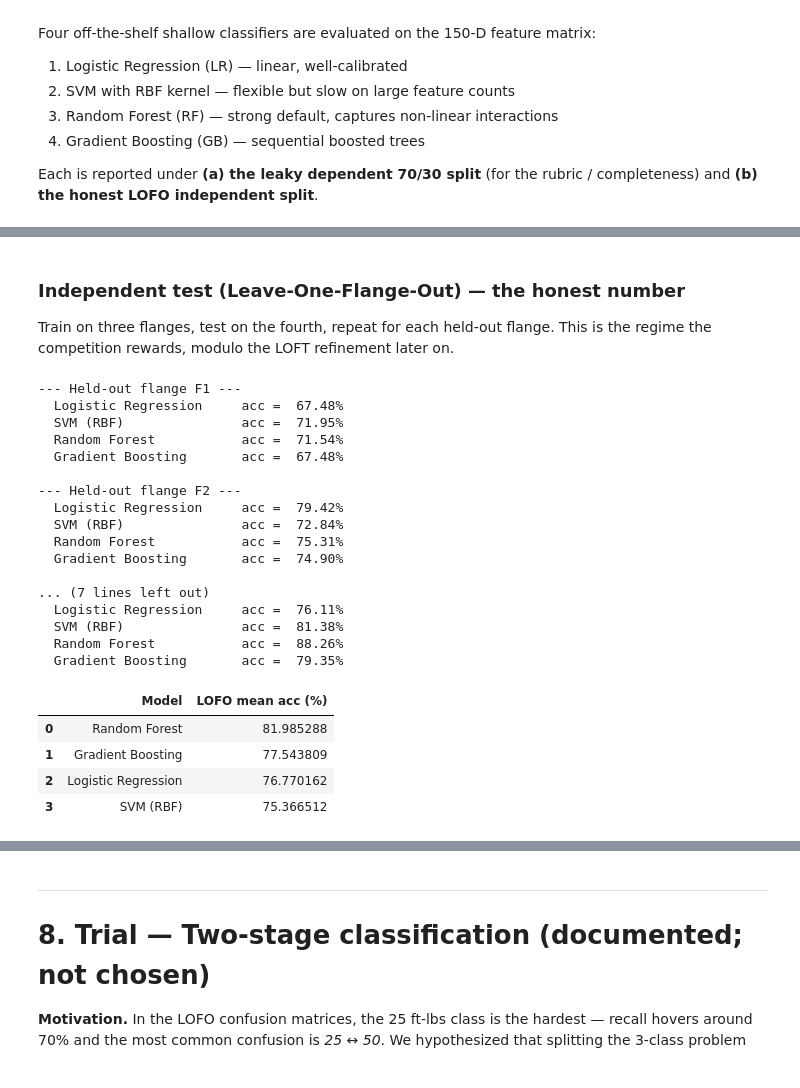
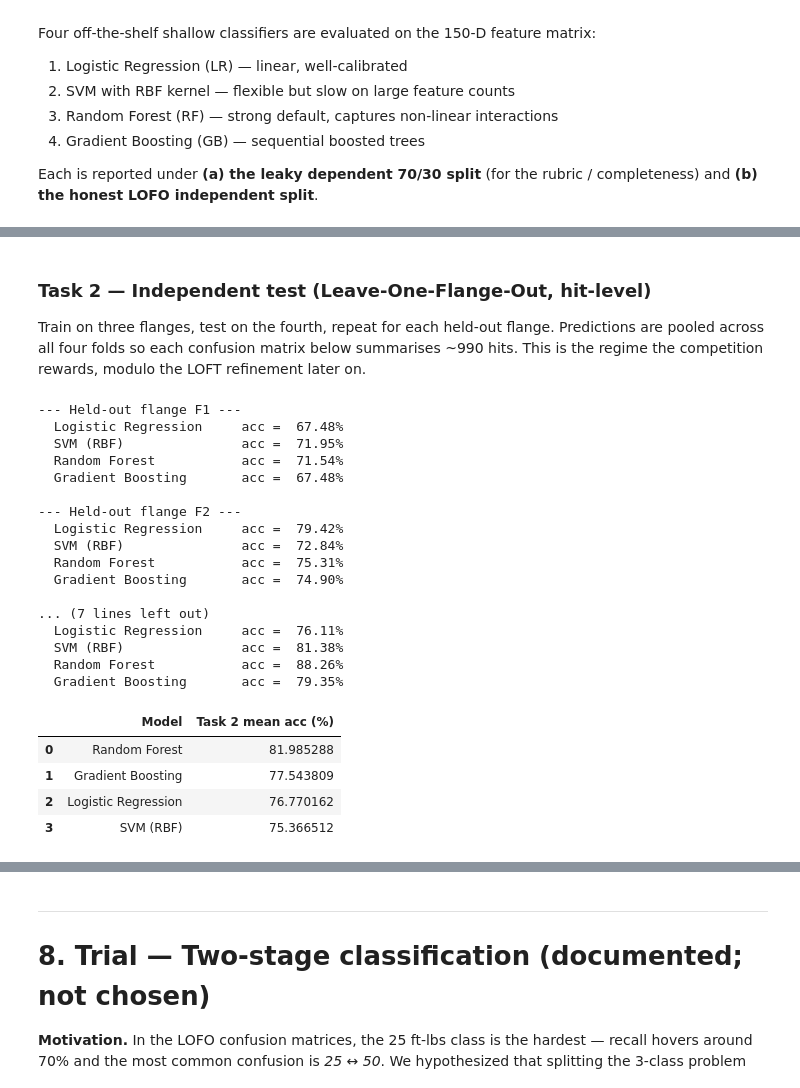
Before and after one commit to MedAmineAlouani/FinalProjectML, a Jupyter notebook: Final_Project_ML_Submission.ipynb, the cells around one changed output, grey strips where cells are left out. Cells and saved outputs as stored; diff of their text form; code cells hidden in the pictures.

```diff
--- a/Final_Project_ML_Submission.ipynb
+++ b/Final_Project_ML_Submission.ipynb
@@ -716,17 +745,20 @@ X_train_dep, X_test_dep, y_train_dep, y_test_dep = train_test_split(
     random_state=RANDOM_STATE, stratify=y_labels,
 )
 
-dependent_rows = []
+task1_rows  = []
+task1_preds = []  # (name, y_true, y_pred) for the CM grid
 for name, model in get_regular_models().items():
     model.fit(X_train_dep, y_train_dep)
-    acc = accuracy_score(y_test_dep, model.predict(X_test_dep))
-    dependent_rows.append({'Model': name, 'Dependent Accuracy (%)': acc * 100})
+    yhat = model.predict(X_test_dep)
+    acc = accuracy_score(y_test_dep, yhat)
+    task1_rows.append({'Model': name, 'Task 1 Accuracy (%)': acc * 100})
+    task1_preds.append((name, y_test_dep, yhat))
     print(f'{name:22s}  acc = {acc * 100:6.2f}%')
 
-dependent_df = (pd.DataFrame(dependent_rows)
-                .sort_values('Dependent Accuracy (%)', ascending=False)
-                .reset_index(drop=True))
-display(dependent_df)
+task1_df = (pd.DataFrame(task1_rows)
+             .sort_values('Task 1 Accuracy (%)', ascending=False)
+             .reset_index(drop=True))
+display(task1_df)
 # %% [output]
 Logistic Regression     acc =  99.66%
 SVM (RBF)               acc =  99.33%
@@ -740,49 +779,55 @@ Gradient Boosting       acc =  98.32%
 # %% [markdown]
-### Independent test (Leave-One-Flange-Out) — the honest number
+### Task 2 — Independent test (Leave-One-Flange-Out, hit-level)
 
 Train on three flanges, test on the fourth, repeat for each held-out
-flange. This is the regime the competition rewards, modulo the LOFT
-refinement later on.
+flange. Predictions are pooled across all four folds so each
+confusion matrix below summarises ~990 hits. This is the regime the
+competition rewards, modulo the LOFT refinement later on.
 # %%
-independent_rows = []
+task2_rows = []
+# pool predictions across all 4 LOFO folds for the CMs
+task2_pool = {name: {'y_true': [], 'y_pred': []}
+               for name in get_regular_models().keys()}
+
 for test_flange in [1, 2, 3, 4]:
     tr = flange_ids != test_flange
     te = flange_ids == test_flange
     print(f'\n--- Held-out flange F{test_flange} ---')
     for name, model in get_regular_models().items():
         model.fit(X_features[tr], y_labels[tr])
-        acc = accuracy_score(y_labels[te], model.predict(X_features[te]))
-        independent_rows.append({
-            'Model':       name,
-            'Test Flange': test_flange,
-            'Accuracy (%)': acc * 100,
-        })
+        yhat = model.predict(X_features[te])
+        acc = accuracy_score(y_labels[te], yhat)
+        task2_rows.append({'Model': name, 'Test Flange': test_flange,
+                           'Accuracy (%)': acc * 100})
+        task2_pool[name]['y_true'].extend(y_labels[te].tolist())
+        task2_pool[name]['y_pred'].extend(yhat.tolist())
         print(f'  {name:22s}  acc = {acc * 100:6.2f}%')
 
-independent_df = pd.DataFrame(independent_rows)
-lofo_summary = (independent_df.groupby('Model')['Accuracy (%)']
-                .mean().sort_values(ascending=False)
-                .reset_index().rename(columns={'Accuracy (%)':'LOFO mean acc (%)'}))
-display(lofo_summary)
+task2_df = pd.DataFrame(task2_rows)
+task2_summary = (task2_df.groupby('Model')['Accuracy (%)']
+                  .mean().sort_values(ascending=False)
+                  .reset_index()
+                  .rename(columns={'Accuracy (%)': 'Task 2 mean acc (%)'}))
+display(task2_summary)
 # %% [output]
 --- Held-out flange F1 ---
   Logistic Regression     acc =  67.48%
   SVM (RBF)               acc =  71.95%
   Random Forest           acc =  71.54%
   Gradient Boosting       acc =  67.48%
 
 --- Held-out flange F2 ---
   Logistic Regression     acc =  79.42%
   SVM (RBF)               acc =  72.84%
   Random Forest           acc =  75.31%
   Gradient Boosting       acc =  74.90%
 
 ... (7 lines left out)
   Logistic Regression     acc =  76.11%
   SVM (RBF)               acc =  81.38%
   Random Forest           acc =  88.26%
   Gradient Boosting       acc =  79.35%
-|  | Model | LOFO mean acc (%) |
+|  | Model | Task 2 mean acc (%) |
 | 0 | Random Forest | 81.985288 |
 | 1 | Gradient Boosting | 77.543809 |
 | 2 | Logistic Regression | 76.770162 |
```
Also changed, not shown: parts of 28 cells of this notebook, 1 other file.
